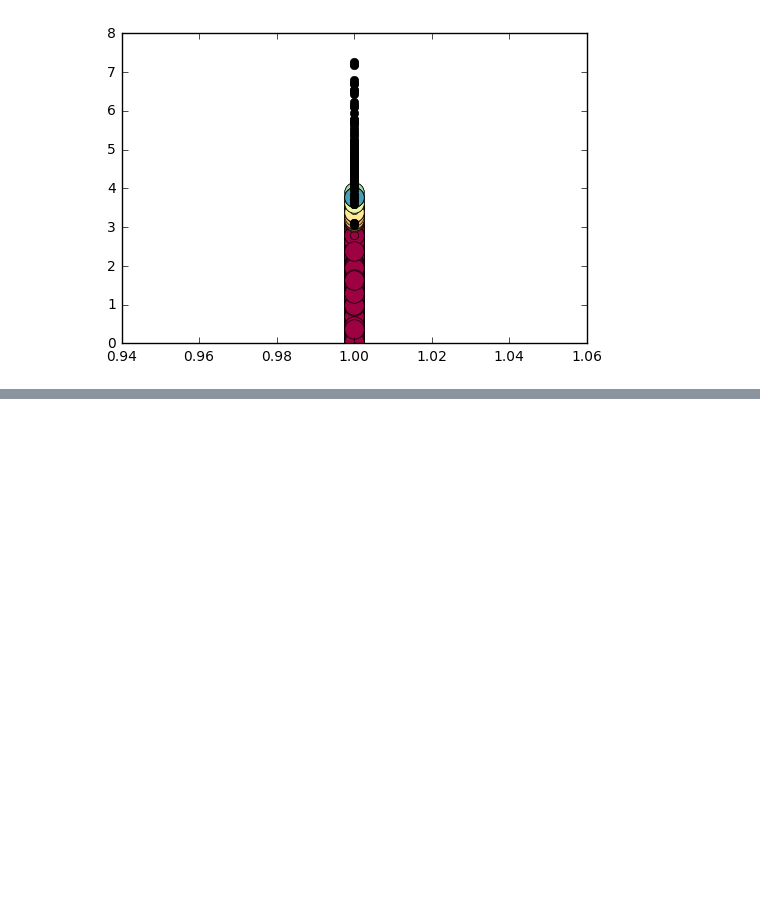
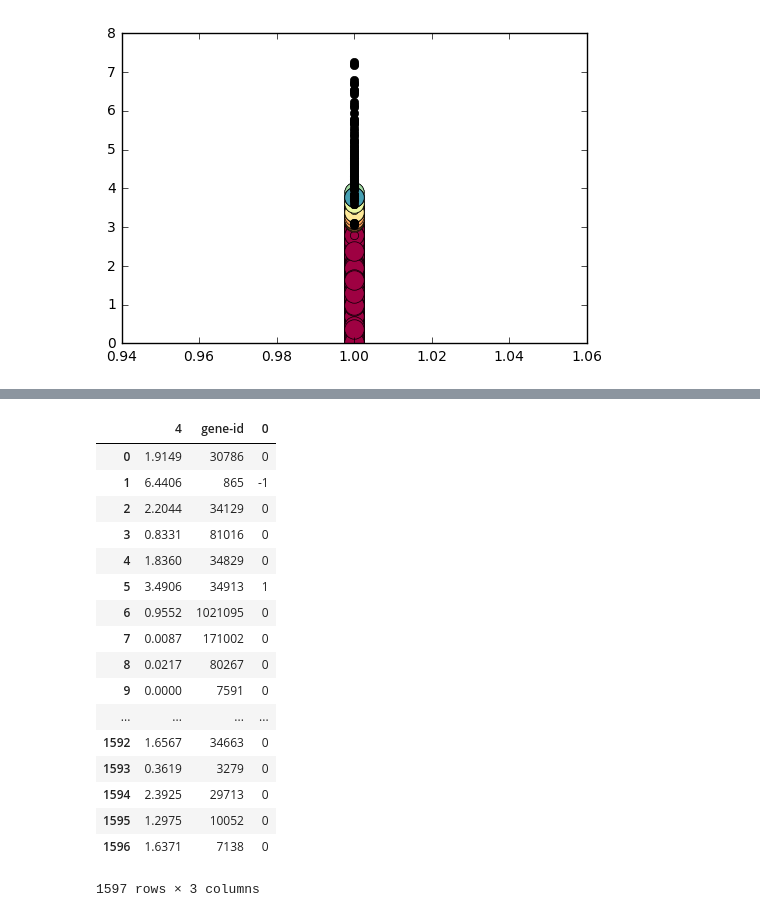
Before and after one commit to UW-Biol419-Wi2017/SpontaneousActivity, a Jupyter notebook: Large dataset DBSCAN.ipynb, the cells around one changed output, grey strips where cells are left out. Drawn from its saved outputs; the diff is of its cells as text; code cells hidden in the pictures; blank space fills up the shorter version.

Commit message:
added labels

```diff
--- a/Large dataset DBSCAN.ipynb
+++ b/Large dataset DBSCAN.ipynb
@@ -102,0 +105,4 @@ Name: 4, dtype: float64
+# %%
+sixteen_id = new_data.ix[:, [4,'gene-id']]
+# %%
+labelsDF = pd.DataFrame(labels)
@@ -102,0 +111,26 @@ Name: 4, dtype: float64
+# %%
+sixteen_id2 = sixteen_id.reset_index()
+sixteen_id2 = sixteen_id2.ix[:,1:3]
+# %%
+sixteen_labels = pd.concat([sixteen_id2, labelsDF], axis=1)
+# %%
+sixteen_labels
+# %% [output]
+|  | 4 | gene-id | 0 |
+| 0 | 1.9149 | 30786 | 0 |
+| 1 | 6.4406 | 865 | -1 |
+| 2 | 2.2044 | 34129 | 0 |
+| 3 | 0.8331 | 81016 | 0 |
+| 4 | 1.8360 | 34829 | 0 |
+| 5 | 3.4906 | 34913 | 1 |
+| 6 | 0.9552 | 1021095 | 0 |
+| 7 | 0.0087 | 171002 | 0 |
+| 8 | 0.0217 | 80267 | 0 |
+| 9 | 0.0000 | 7591 | 0 |
+| ... | ... | ... | ... |
+| 1592 | 1.6567 | 34663 | 0 |
+| 1593 | 0.3619 | 3279 | 0 |
+| 1594 | 2.3925 | 29713 | 0 |
+| 1595 | 1.2975 | 10052 | 0 |
+| 1596 | 1.6371 | 7138 | 0 |
+1597 rows × 3 columns
```
Also changed, not shown: parts of 5 cells of this notebook.
